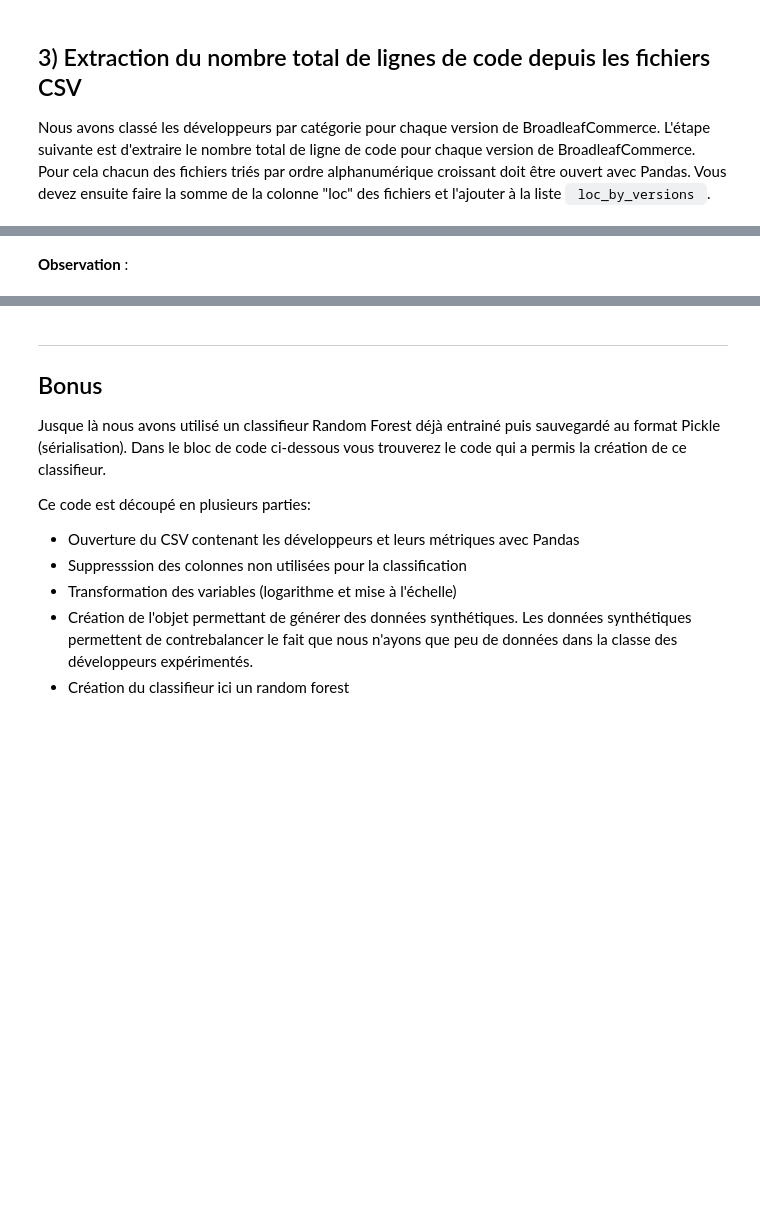
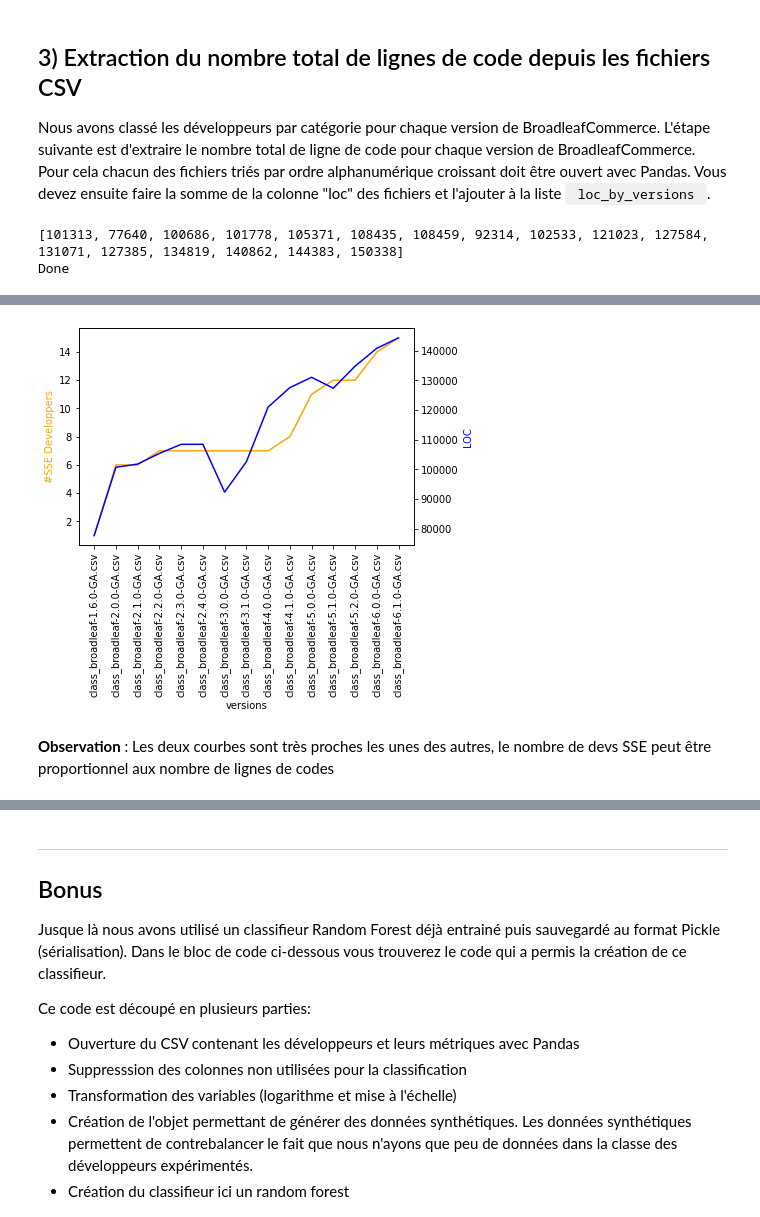
Before and after one commit to Anooxi/TP-Master-MTP-GL-IA4GL, a Jupyter notebook: developers_classification.ipynb, the cells around one changed output, grey strips where cells are left out. Drawn from its saved outputs; the diff is of its cells as text; code cells hidden in the pictures; blank space fills up the shorter version.

```diff
--- a/developers_classification.ipynb
+++ b/developers_classification.ipynb
@@ -173,3 +274,28 @@ loc_by_versions = []
+# %%
+#Liste où ajouter les loc de chaque version
+loc_by_versions = []
+versions = []
+
+os.chdir(wd_notebook + os.sep + 'ck_metrics')
+
+fileList = os.listdir()
+for file in fileList:
+    m = re.match("class_broadleaf-[0-9].[0-9].0-GA.csv",file)
+    if(m):
+        versions.append(m.string)
+
+versions.sort()
+
+for version in versions:
+    dataframe = pd.read_csv(version)
+    nbLignes = dataframe['loc'].sum()
+    loc_by_versions.append(nbLignes)
+
+print(loc_by_versions)
+print("Done")
+# %% [output]
+[101313, 77640, 100686, 101778, 105371, 108435, 108459, 92314, 102533, 121023, 127584, 131071, 127385, 134819, 140862, 144383, 150338]
+Done
 # %% [markdown]
 ## 4) Tracé du graphique du nombre de développeurs SSE et nombre de lignes de code par version de BroadleafCommerce
 
@@ -178,5 +304,3 @@ L'objectif ici est de tracer à l'aide du package matplotlib ([documentation](ht
 ![Évolution du nombre de développeurs SSE vs LOC](plot_sse_vs_loc_by_version.png)
 
 En traçant cette figure vous devriez observer une particularité commune aux deux courbes, faite part de cette observation dans la case textutelle ci-desssous.
-# %% [markdown]
-**Observation** :
@@ -190,0 +307,5 @@ plt.show()
+# %%
+y1 = dict_classified_dev["SSE"]
+#On à deux versions en trop faut les enlever
+x = versions[1:len(versions)-1]
+y2 = loc_by_versions[1:len(loc_by_versions)-1]
@@ -191,3 +323,23 @@ plt.show()
+# %%
+fig, ax1 = plt.subplots()
+
+ax1.set_xlabel("versions")
+plt.xticks(rotation=90)
+ax1.set_ylabel("#SSE Developpers", color="orange")
+ax1.plot(x, y1, color="orange")
+ax1.tick_params(axis="y")
+
+#Création d'un deuxième axe Y
+ax2 = ax1.twinx()
+ax2.set_ylabel('LOC', color="blue")
+ax2.plot(x, y2, color="blue")
+ax2.tick_params(axis="y")
+
+plt.show()
+# %% [output]
+[figure, added]
+# %% [markdown]
+**Observation** : Les deux courbes sont très proches les unes des autres, le nombre de devs SSE peut être proportionnel aux nombre de lignes de codes
 # %% [markdown]
 ## 5) Création d'un estimateur du nombre de développeurs expérimentés en fonction de la taille du projet (LoC)
 
```
Also changed, not shown: parts of 15 cells of this notebook, 1 other file.
